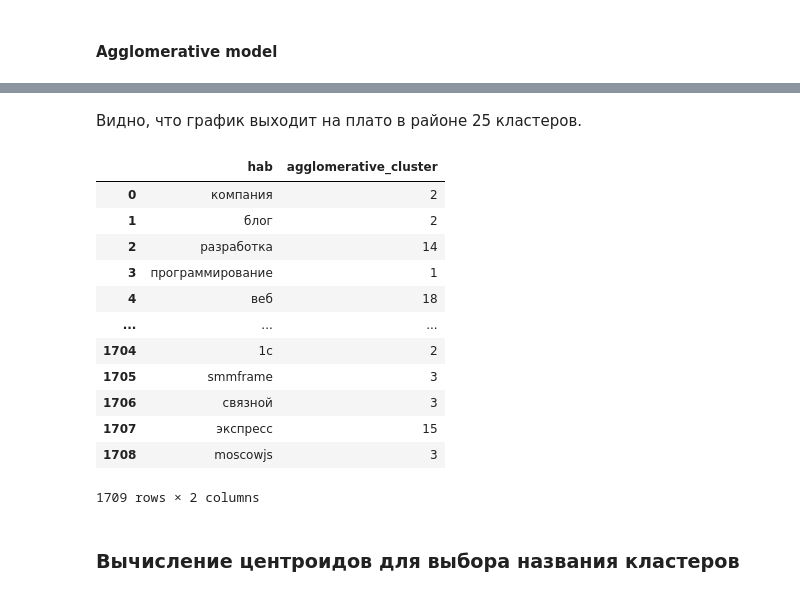
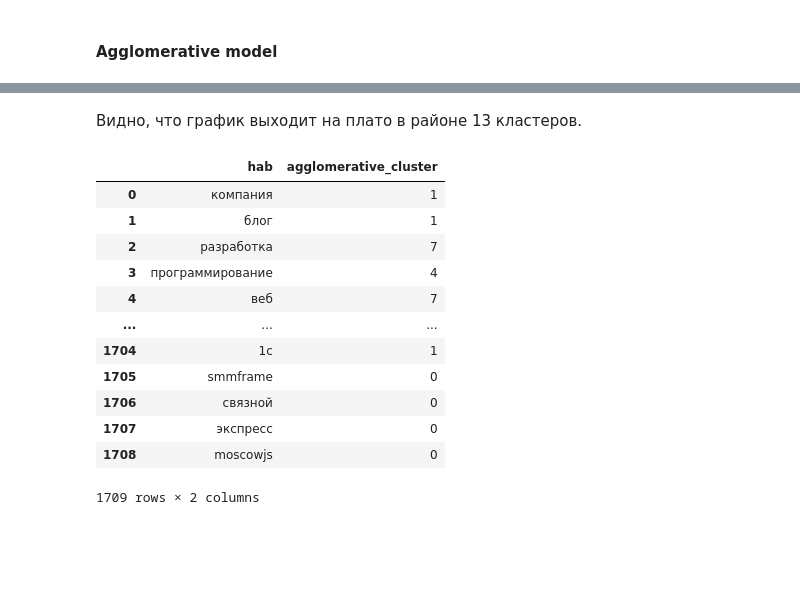
Before and after one commit to AleksandraSorokovikova/Comparison-of-IT-trends, a Jupyter notebook: clustering/clustering_habr.ipynb, the cells around one changed output, grey strips where cells are left out. Saved outputs shown, nothing was run; the diff lists cells and outputs as text; code cells hidden in the pictures; blank space fills up the shorter version.

```diff
--- a/clustering/clustering_habr.ipynb
+++ b/clustering/clustering_habr.ipynb
@@ -244,24 +245,22 @@ plt.plot(distances_for_k_clusters)
 # %% [markdown]
-Видно, что график выходит на плато в районе 25 кластеров.
+Видно, что график выходит на плато в районе 13 кластеров.
 # %%
-number_of_clusters = 25
+number_of_clusters = 13
 agglomerative_model = AgglomerativeClustering(n_clusters = number_of_clusters)
 agglomerative_model.fit(habs_vectors_pca)
 habs_clusters['agglomerative_cluster'] = agglomerative_model.labels_
 habs_clusters
 # %% [output]
 |  | hab | agglomerative_cluster |
-| 0 | компания | 2 |
-| 1 | блог | 2 |
-| 2 | разработка | 14 |
-| 3 | программирование | 1 |
-| 4 | веб | 18 |
+| 0 | компания | 1 |
+| 1 | блог | 1 |
+| 2 | разработка | 7 |
+| 3 | программирование | 4 |
+| 4 | веб | 7 |
 | ... | ... | ... |
-| 1704 | 1c | 2 |
-| 1705 | smmframe | 3 |
-| 1706 | связной | 3 |
-| 1707 | экспресс | 15 |
-| 1708 | moscowjs | 3 |
+| 1704 | 1c | 1 |
+| 1705 | smmframe | 0 |
+| 1706 | связной | 0 |
+| 1707 | экспресс | 0 |
+| 1708 | moscowjs | 0 |
 1709 rows × 2 columns
-# %% [markdown]
-### Вычисление центроидов для выбора названия кластеров
```
Also changed, not shown: parts of 8 cells of this notebook, 2 other files.
